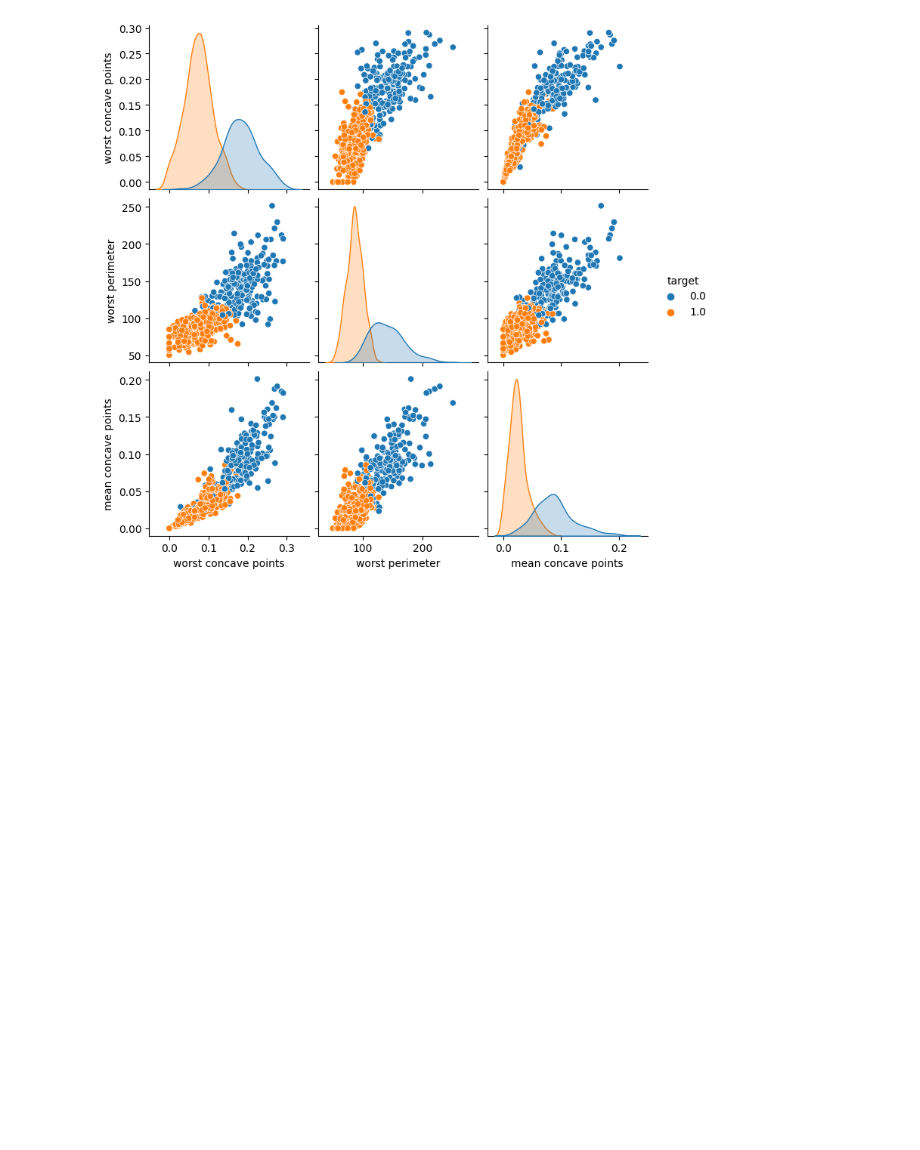
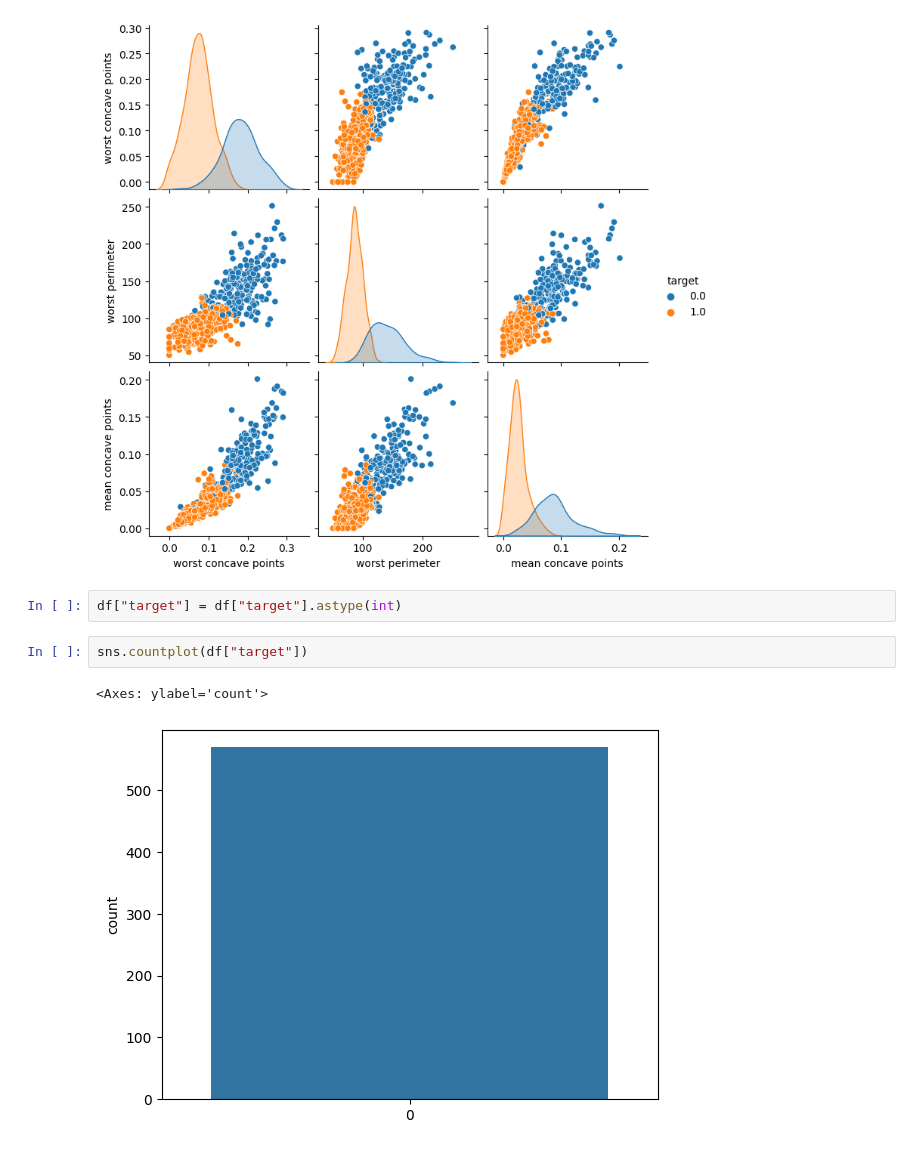
Before and after one commit to Adnan525/breast_cancer, a Jupyter notebook: breast_cancer.ipynb, the cells around one changed output. Drawn from its saved outputs; the diff is of its cells as text; blank space fills up the shorter version.

Commit message:
target count has some issue, will resolve soon

```diff
--- a/breast_cancer.ipynb
+++ b/breast_cancer.ipynb
@@ -50,3 +50,10 @@ sns.pairplot(df, hue = 'target', vars = most_corr[1:4])
 # %% [output]
 <seaborn.axisgrid.PairGrid at 0x...>
 [figure]
+# %%
+df["target"] = df["target"].astype(int)
+# %%
+sns.countplot(df["target"])
+# %% [output]
+<Axes: ylabel='count'>
+[figure, added]
```
Also changed, not shown: parts of 1 cell of this notebook.
